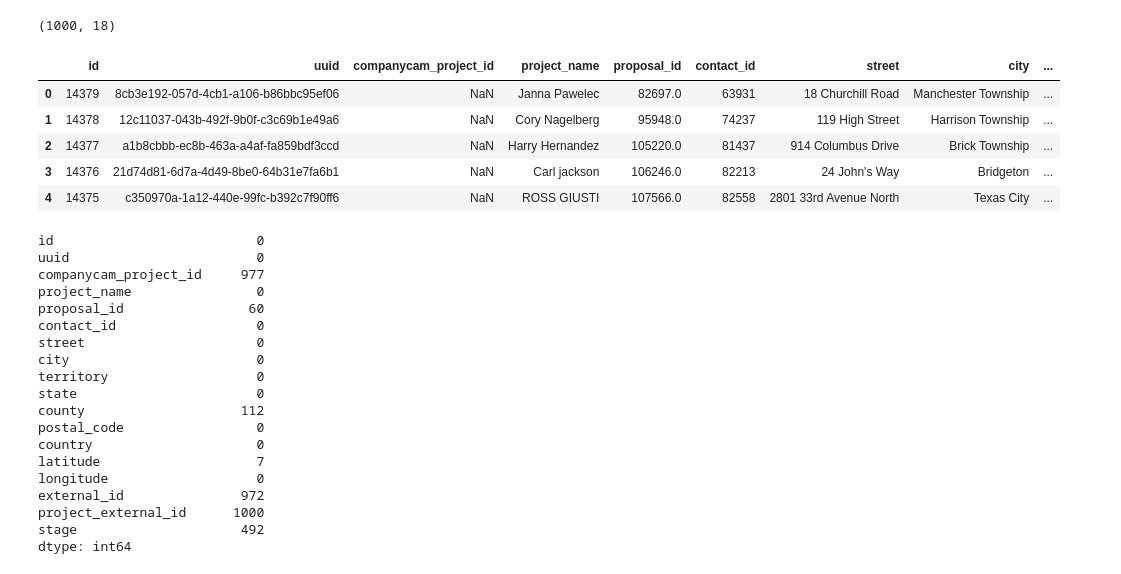
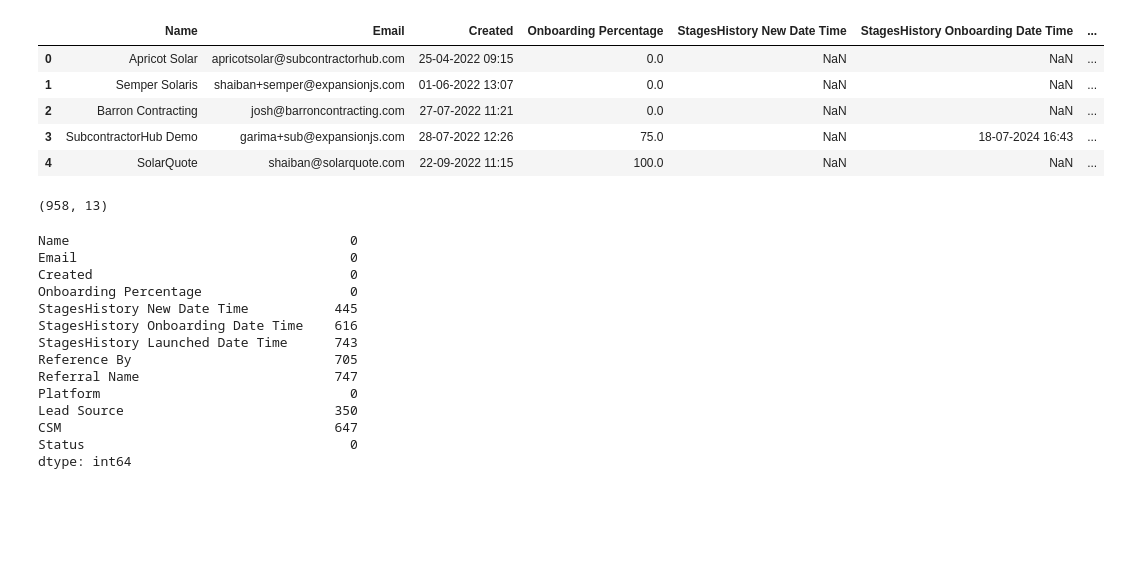
Before and after one commit to AadhithyaAIRE/AI-Journey, a Jupyter notebook: EDA.ipynb, the cells around one changed output. Saved outputs shown, nothing was run; the diff lists cells and outputs as text; code cells hidden in the pictures; blank space fills up the shorter version.

Commit message:
Add files via upload
Bid Date analysis

```diff
--- a/EDA.ipynb
+++ b/EDA.ipynb
@@ -6,37 +7,31 @@ import matplotlib.pyplot as plt
-# %%
-import csv
-df = pd.read_excel(r"makesense_1.xlsx")
-df.shape
-# %% [output]
-(1000, 18)
-# %%
-df.head(5)
-# %% [output]
-|  | id | uuid | companycam_project_id | project_name | proposal_id | contact_id | street | city | ... |
-| 0 | 14379 | 8cb3e192-057d-4cb1-a106-b86bbc95ef06 | NaN | Janna Pawelec | 82697.0 | 63931 | 18 Churchill Road | Manchester Township | ... |
-| 1 | 14378 | 12c11037-043b-492f-9b0f-c3c69b1e49a6 | NaN | Cory Nagelberg | 95948.0 | 74237 | 119 High Street | Harrison Township | ... |
-| 2 | 14377 | a1b8cbbb-ec8b-463a-a4af-fa859bdf3ccd | NaN | Harry Hernandez | 105220.0 | 81437 | 914 Columbus Drive | Brick Township | ... |
-| 3 | 14376 | 21d74d81-6d7a-4d49-8be0-64b31e7fa6b1 | NaN | Carl jackson | 106246.0 | 82213 | 24 John's Way | Bridgeton | ... |
-| 4 | 14375 | c350970a-1a12-440e-99fc-b392c7f90ff6 | NaN | ROSS GIUSTI | 107566.0 | 82558 | 2801 33rd Avenue North | Texas City | ... |
+# %%
+orgData=pd.read_csv(r"Aditya- Organization field-report-11-07-2024.csv")
+orgData.head(5)
+# %% [output]
+|  | Name | Email | Created | Onboarding Percentage | StagesHistory New Date Time | StagesHistory Onboarding Date Time | ... |
+| 0 | Apricot Solar | apricotsolar@subcontractorhub.com | 25-04-2022 09:15 | 0.0 | NaN | NaN | ... |
+| 1 | Semper Solaris | shaiban+semper@expansionjs.com | 01-06-2022 13:07 | 0.0 | NaN | NaN | ... |
+| 2 | Barron Contracting | josh@barroncontracting.com | 27-07-2022 11:21 | 0.0 | NaN | NaN | ... |
+| 3 | SubcontractorHub Demo | garima+sub@expansionjs.com | 28-07-2022 12:26 | 75.0 | NaN | 18-07-2024 16:43 | ... |
+| 4 | SolarQuote | shaiban@solarquote.com | 22-09-2022 11:15 | 100.0 | NaN | NaN | ... |
+# %%
+print(orgData.shape)
+# %% [output]
+(958, 13)
 # %%
-df.isna().sum()
+orgData.isna().sum()
 # %% [output]
-id                          0
-uuid                        0
-companycam_project_id     977
-project_name                0
-proposal_id                60
-contact_id                  0
-street                      0
-city                        0
-territory                   0
-state                       0
-county                    112
-postal_code                 0
-country                     0
-latitude                    7
-longitude                   0
-external_id               972
-project_external_id      1000
-stage                     492
+Name                                    0
+Email                                   0
+Created                                 0
+Onboarding Percentage                   0
+StagesHistory New Date Time           445
+StagesHistory Onboarding Date Time    616
+StagesHistory Launched Date Time      743
+Reference By                          705
+Referral Name                         747
+Platform                                0
+Lead Source                           350
+CSM                                   647
+Status                                  0
 dtype: int64
```
Also changed, not shown: parts of 22 cells of this notebook, 4 other files.
